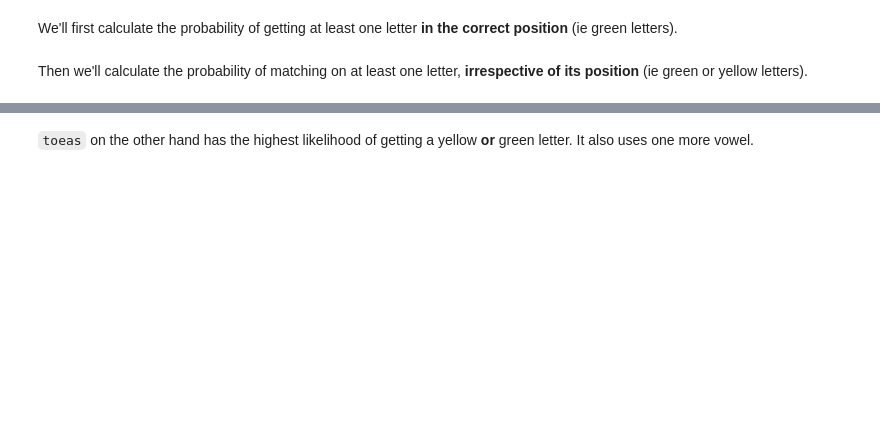
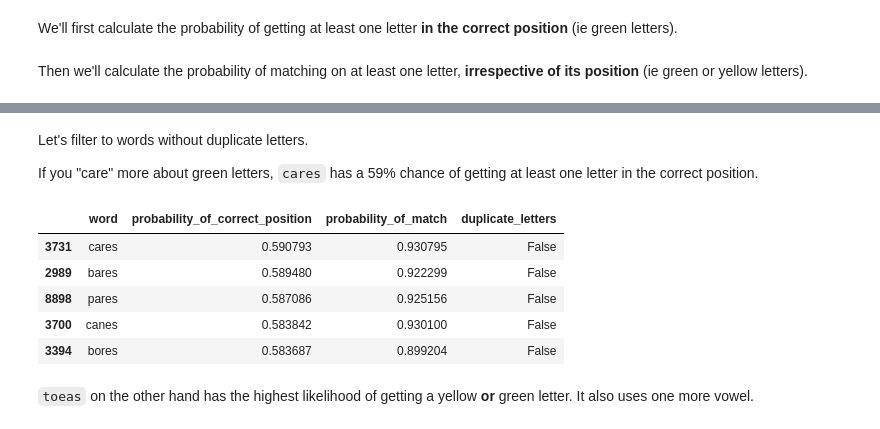
Before and after one commit to shortbear/nerdle, a Jupyter notebook: EDA.ipynb, the cells around one changed output, grey strips where cells are left out. Cells and saved outputs as stored; diff of their text form; code cells hidden in the pictures; blank space fills up the shorter version.

```diff
--- a/EDA.ipynb
+++ b/EDA.ipynb
@@ -186,3 +198,16 @@ probs.sort_values(['probability_of_correct_position', 'probability_of_match'], a
+# %% [markdown]
+Let's filter to words without duplicate letters.
+
+If you "care" more about green letters, `cares` has a 59% chance of getting at least one letter in the correct position.
+# %%
+probs[~probs['duplicate_letters']].sort_values(['probability_of_correct_position', 'probability_of_match'], ascending=[False, False]).head()
+# %% [output]
+|  | word | probability_of_correct_position | probability_of_match | duplicate_letters |
+| 3731 | cares | 0.590793 | 0.930795 | False |
+| 2989 | bares | 0.589480 | 0.922299 | False |
+| 8898 | pares | 0.587086 | 0.925156 | False |
+| 3700 | canes | 0.583842 | 0.930100 | False |
+| 3394 | bores | 0.583687 | 0.899204 | False |
 # %% [markdown]
 `toeas` on the other hand has the highest likelihood of getting a yellow **or** green letter. It also uses one more vowel.
 # %%
```
Also changed, not shown: parts of 9 cells of this notebook, 2 other files.
